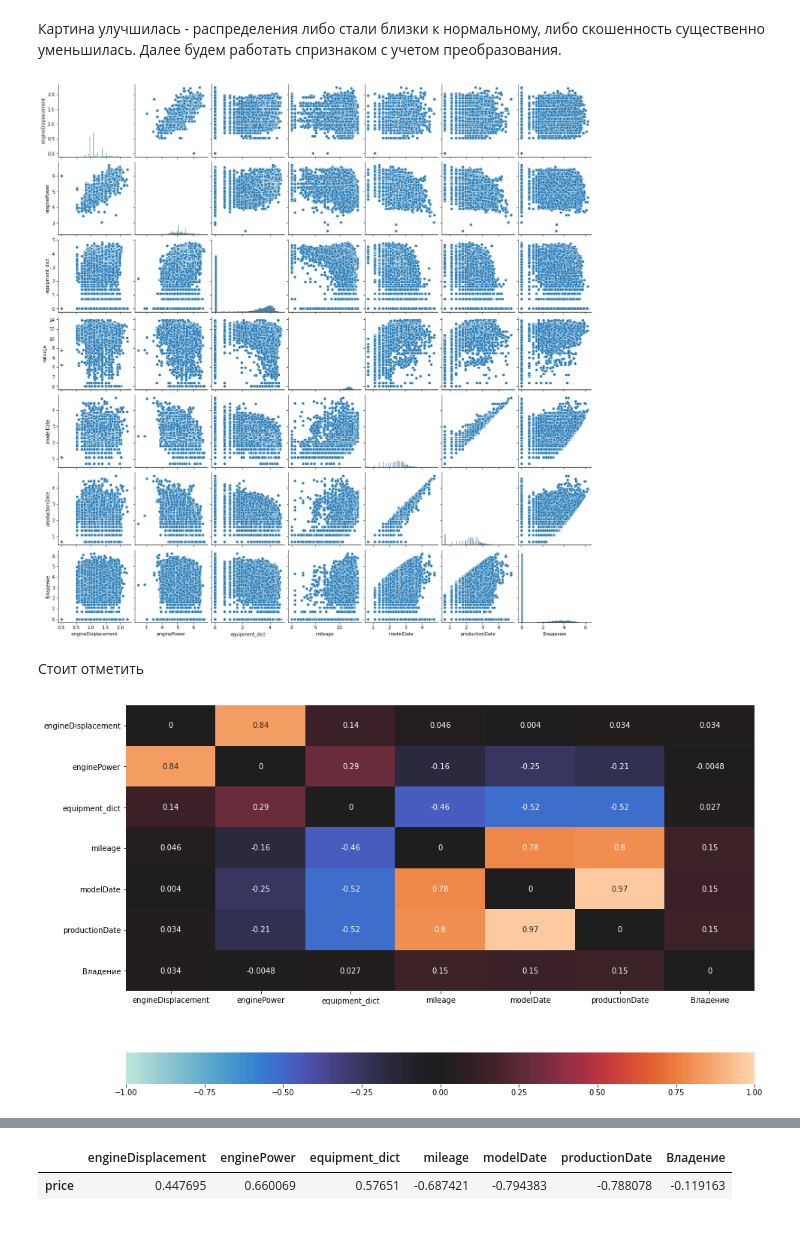
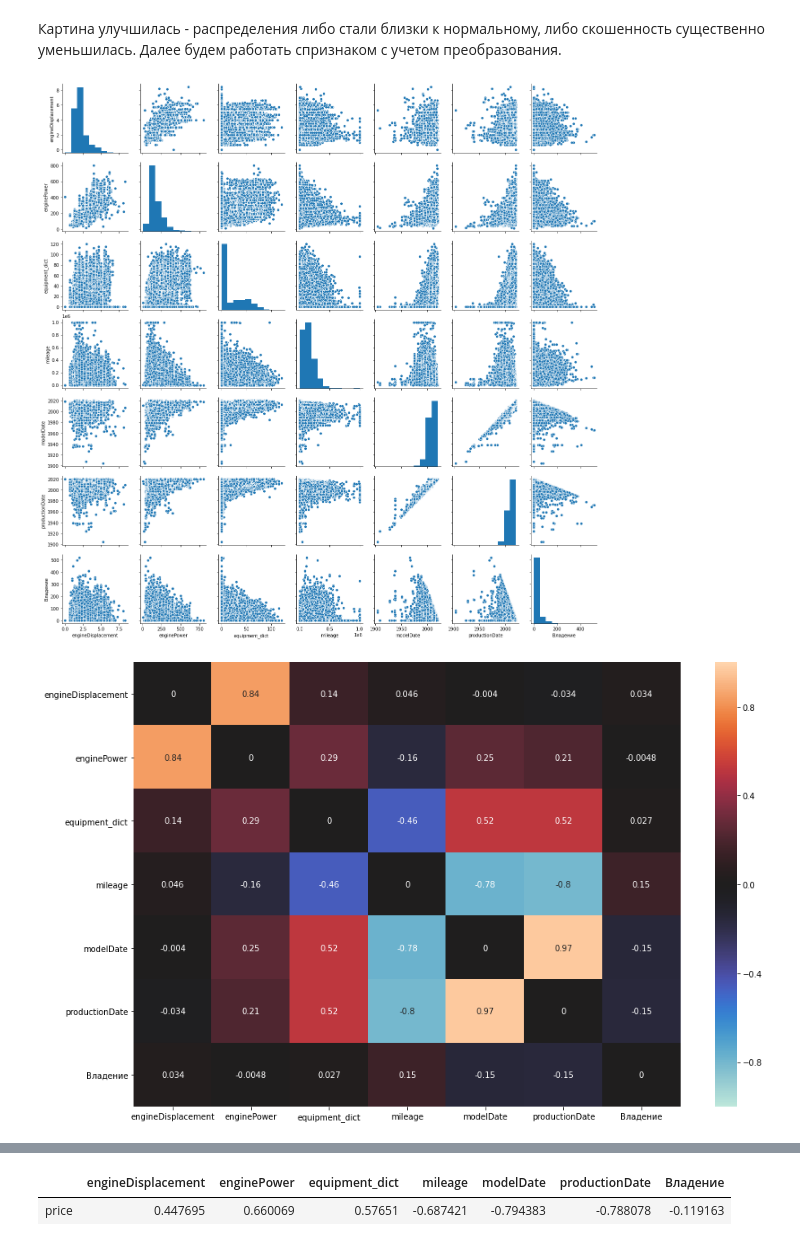
Before and after one commit to IvanovDmitryV/skillfactory_rds, a Jupyter notebook: Unit_7/Project_7_EDA0909.ipynb, the cells around one changed output, grey strips where cells are left out. Saved outputs shown, nothing was run; the diff lists cells and outputs as text; code cells hidden in the pictures.

```diff
--- a/Unit_7/Project_7_EDA0909.ipynb
+++ b/Unit_7/Project_7_EDA0909.ipynb
@@ -244,15 +223,7 @@ nums_visualisation(np.log(2022 - externdata_full[['modelDate', 'productionDate']
 [figure]
 # %% [markdown]
 Картина улучшилась -  распределения либо стали близки к нормальному, либо скошенность существенно уменьшилась. Далее будем работать спризнаком с учетом преобразования.
-# %%
-to_log = ['engineDisplacement', 'enginePower', 'equipment_dict','mileage','Владение']
-to_minus_log = ['modelDate', 'productionDate']
-externdata_full[to_log] = np.log(externdata_full[to_log]+1)
-externdata_full[to_minus_log] = np.log(2022 - externdata_full[to_minus_log])
 # %%
-# sns.pairplot(externdata_full[num_cols]);
 sns.pairplot(externdata_full[num_cols]);
 # %% [output]
-[figure, old version]
+[figure, new version]
-# %% [markdown]
-Стоит отметить
@@ -261,9 +230,6 @@ sns.pairplot(externdata_full[num_cols]);
 # %%
 corr_matrix = externdata_full[num_cols].corr(method='spearman')-np.eye(len(num_cols))
 plt.figure(figsize = (15,10))
-sns.heatmap(corr_matrix,
-            annot = True,
-            vmin=-1, vmax=1, center= 0,
-            cbar_kws= {'orientation': 'horizontal'});
+sns.heatmap(corr_matrix, annot = True,vmin=-1, vmax=1, center= 0);
 # %% [output]
-[figure, old version]
+[figure, new version]
```
Also changed, not shown: parts of 15 cells of this notebook.
